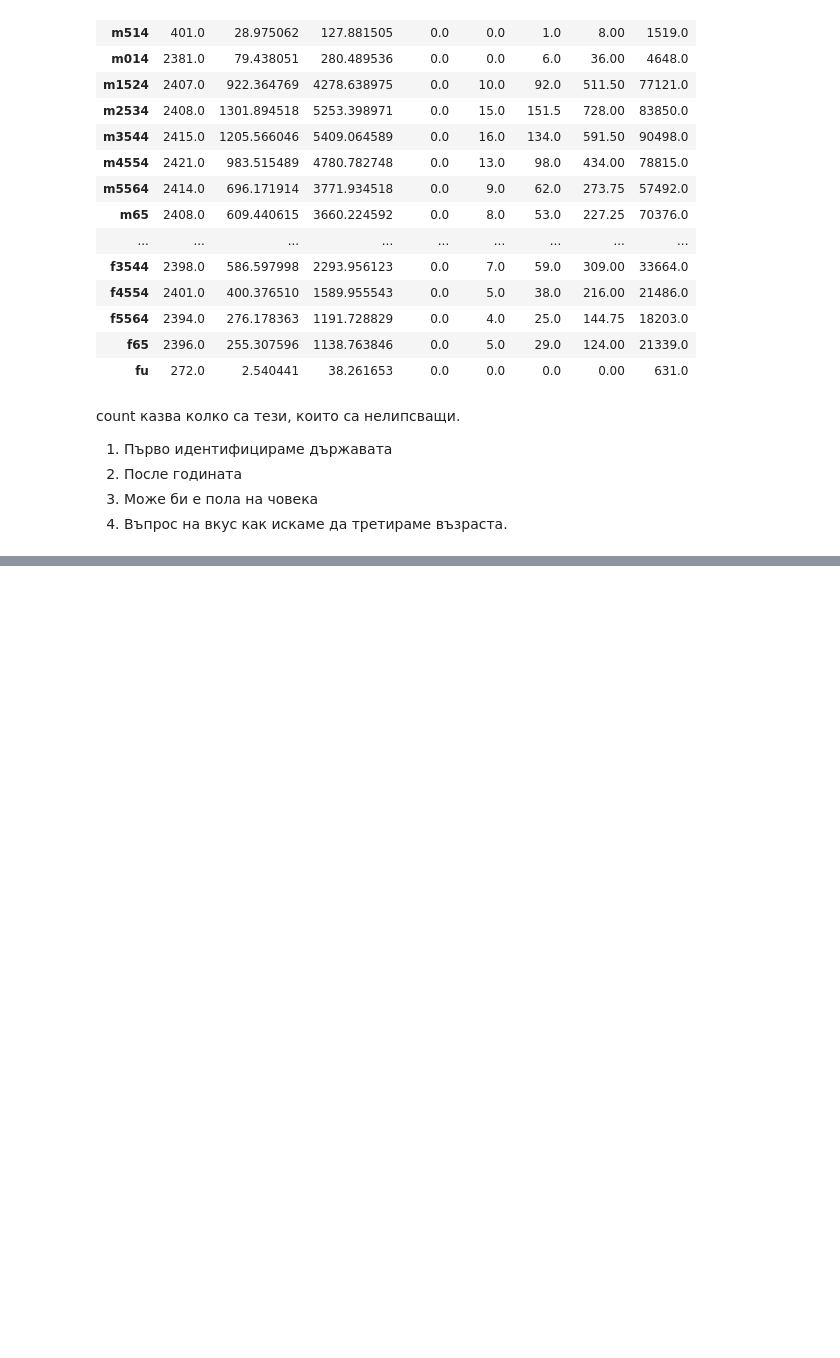
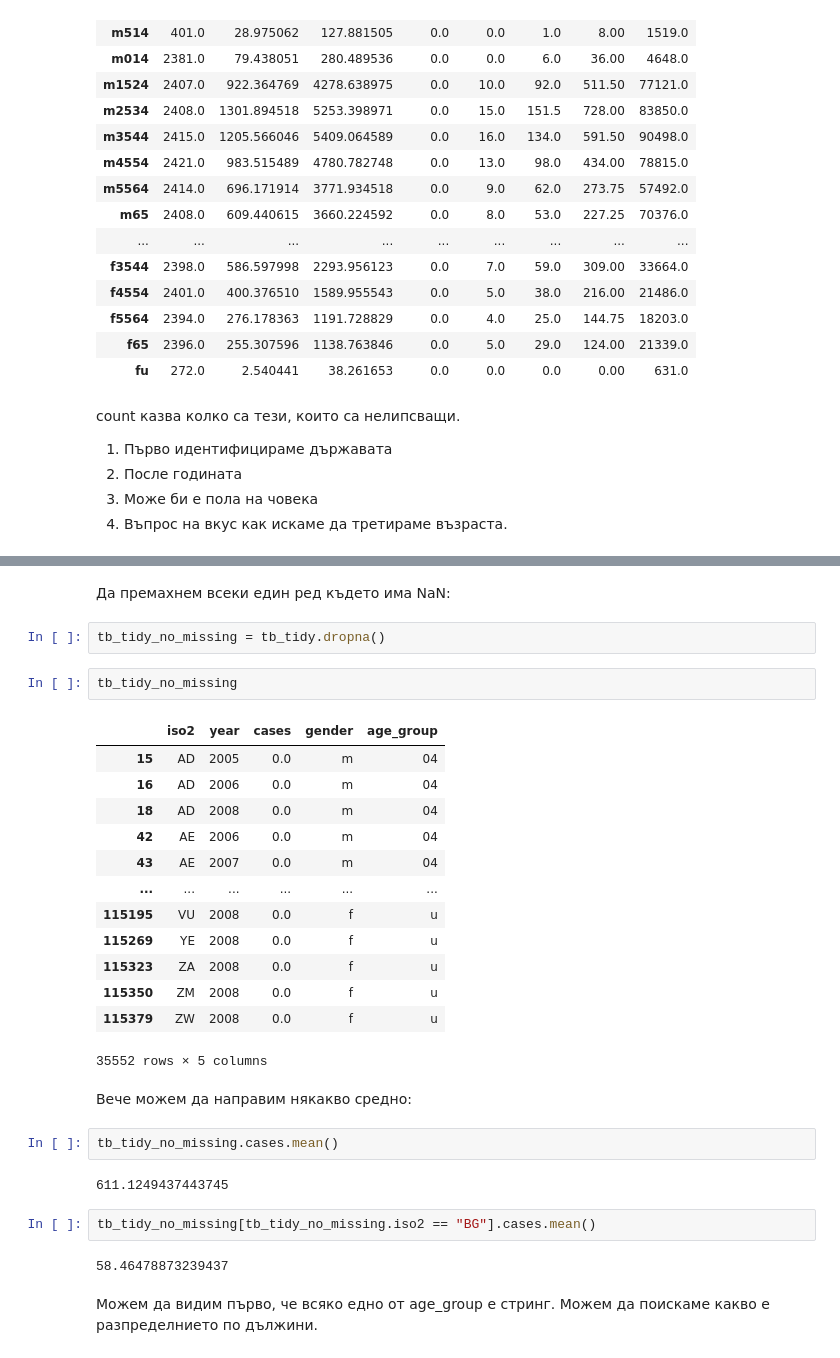
Before and after one commit to GalkaKG/Data-Science, a Jupyter notebook: 02. Data Tidying and Cleaning/Data Tidying and Cleaning.ipynb, the cells around one changed output, grey strips where cells are left out. Drawn from its saved outputs; the diff is of its cells as text; blank space fills up the shorter version.

```diff
--- a/02. Data Tidying and Cleaning/Data Tidying and Cleaning.ipynb
+++ b/02. Data Tidying and Cleaning/Data Tidying and Cleaning.ipynb
@@ -426,0 +520,32 @@ count казва колко са тези, които са нелипсващи.
+# %% [markdown]
+Да премахнем всеки един ред където има NaN:
+# %%
+tb_tidy_no_missing = tb_tidy.dropna()
+# %%
+tb_tidy_no_missing
+# %% [output]
+|  | iso2 | year | cases | gender | age_group |
+| 15 | AD | 2005 | 0.0 | m | 04 |
+| 16 | AD | 2006 | 0.0 | m | 04 |
+| 18 | AD | 2008 | 0.0 | m | 04 |
+| 42 | AE | 2006 | 0.0 | m | 04 |
+| 43 | AE | 2007 | 0.0 | m | 04 |
+| ... | ... | ... | ... | ... | ... |
+| 115195 | VU | 2008 | 0.0 | f | u |
+| 115269 | YE | 2008 | 0.0 | f | u |
+| 115323 | ZA | 2008 | 0.0 | f | u |
+| 115350 | ZM | 2008 | 0.0 | f | u |
+| 115379 | ZW | 2008 | 0.0 | f | u |
+35552 rows × 5 columns
+# %% [markdown]
+Вече можем да направим някакво средно:
+# %%
+tb_tidy_no_missing.cases.mean()
+# %% [output]
+611.1249437443745
+# %%
+tb_tidy_no_missing[tb_tidy_no_missing.iso2 == "BG"].cases.mean()
+# %% [output]
+58.46478873239437
+# %% [markdown]
+Можем да видим първо, че всяко едно от age_group е стринг. Можем да поискаме какво е разпределнието по дължини.
```
Also changed, not shown: parts of 57 cells of this notebook, 2 other files.
